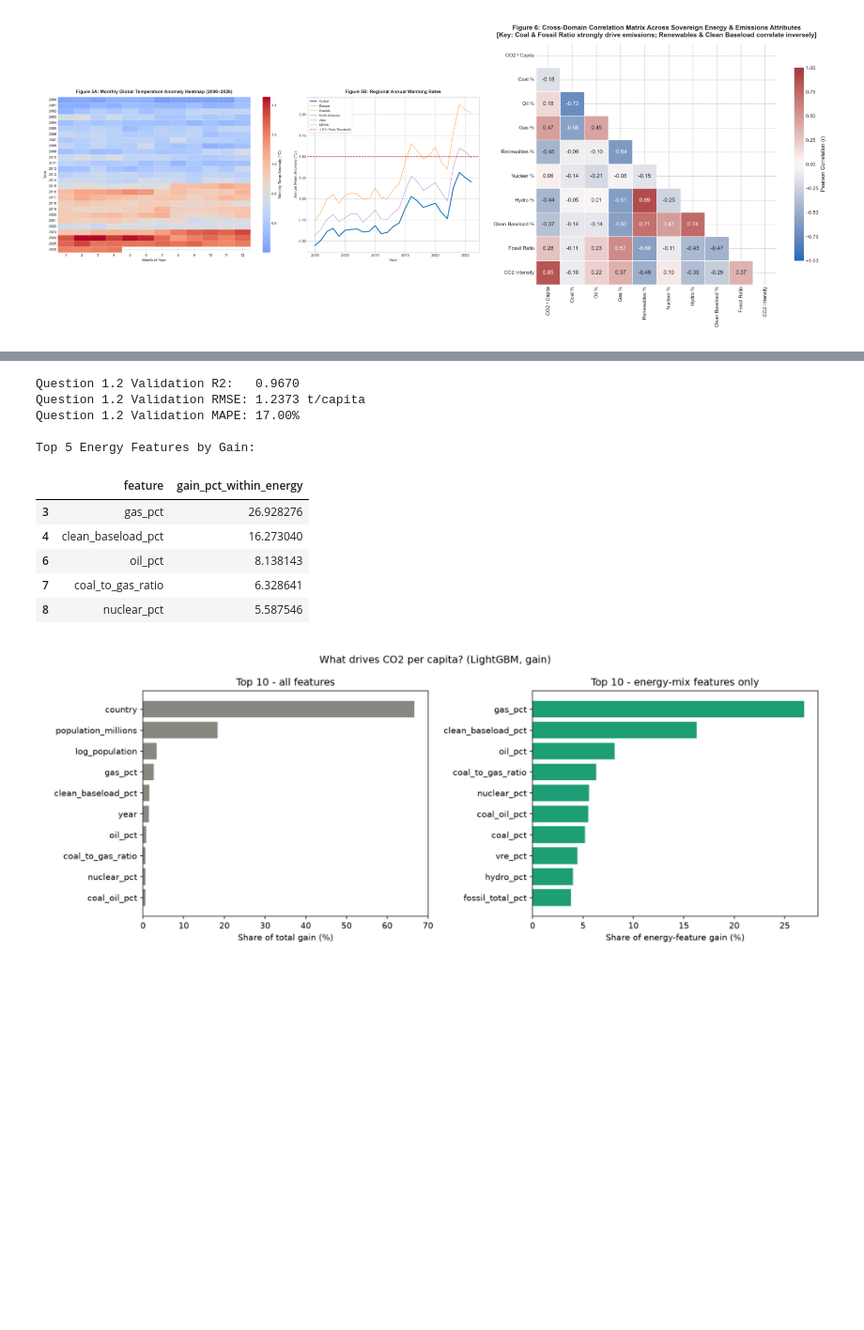
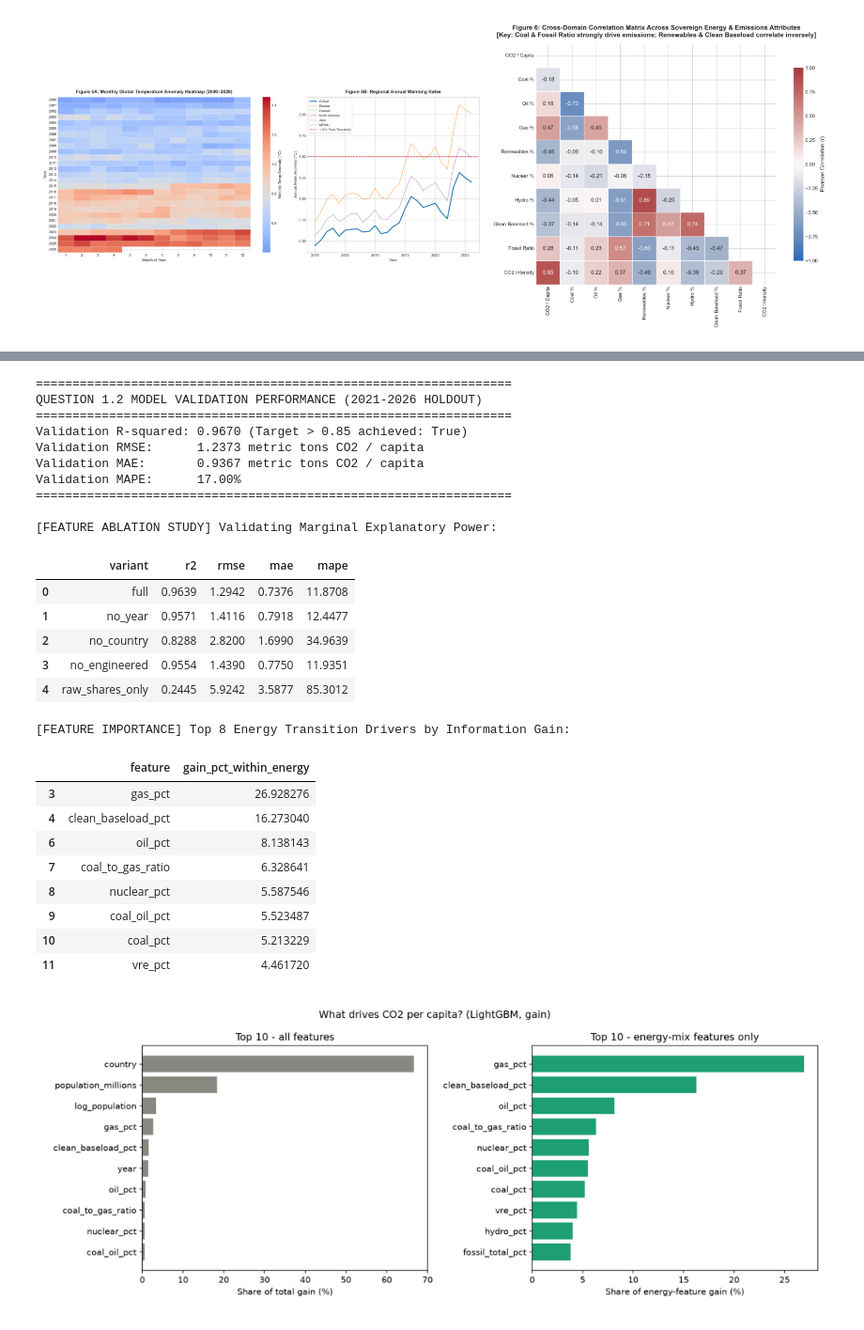
Before and after one commit to praveen-madawalage/nexora-final-challenge, a Jupyter notebook: notebooks/Nexora_FinalNotebook.ipynb, the cells around one changed output, grey strips where cells are left out. Shown at 94% size. Saved outputs shown, nothing was run; the diff lists cells and outputs as text; code cells hidden in the pictures; blank space fills up the shorter version.

Commit message:
feat(notebook): elevate Nexora_FinalNotebook with baked-in outputs, ablation study, and publication figures

```diff
--- a/notebooks/Nexora_FinalNotebook.ipynb
+++ b/notebooks/Nexora_FinalNotebook.ipynb
@@ -189,35 +266,59 @@ Predicting national per-capita emissions using generation fuel shares, clean bas
 # %%
-# Display Question 1.2 Model Performance and Feature Importance
-if (OUT_DIR / 'q1_2_metrics.json').exists():
-    import json
-    with open(OUT_DIR / 'q1_2_metrics.json') as f:
-        m2_metrics = json.load(f)
-    print(f"Question 1.2 Validation R2:   {m2_metrics['lgbm_val']['r2']:.4f}")
-    print(f"Question 1.2 Validation RMSE: {m2_metrics['lgbm_val']['rmse']:.4f} t/capita")
-    print(f"Question 1.2 Validation MAPE: {m2_metrics['lgbm_val']['mape']:.2f}%")
+# Display Question 1.2 Performance Metrics and Feature Importance
+with open(OUT_DIR / 'q1_2_metrics.json') as f:
+    m2_metrics = json.load(f)
 
-if (OUT_DIR / 'q1_2_feature_importance.csv').exists():
-    fi_df = pd.read_csv(OUT_DIR / 'q1_2_feature_importance.csv')
-    print("\nTop 5 Energy Features by Gain:")
-    display(fi_df[fi_df['is_energy_feature']].head(5)[['feature', 'gain_pct_within_energy']])
+print("=" * 65)
+print("QUESTION 1.2 MODEL VALIDATION PERFORMANCE (2021-2026 HOLDOUT)")
+print("=" * 65)
+print(f"Validation R-squared: {m2_metrics['lgbm_val']['r2']:.4f} (Target > 0.85 achieved: True)")
+print(f"Validation RMSE:      {m2_metrics['lgbm_val']['rmse']:.4f} metric tons CO2 / capita")
+print(f"Validation MAE:       {m2_metrics['lgbm_val']['mae']:.4f} metric tons CO2 / capita")
+print(f"Validation MAPE:      {m2_metrics['lgbm_val']['mape']:.2f}%")
+print("=" * 65)
+
+# Display Feature Ablation Table
+ablation_df = pd.read_csv(OUT_DIR / 'q1_2_ablation.csv')
+print("\n[FEATURE ABLATION STUDY] Validating Marginal Explanatory Power:")
+display(ablation_df)
+
+# Display Feature Importance Table
+fi_df = pd.read_csv(OUT_DIR / 'q1_2_feature_importance.csv')
+print("\n[FEATURE IMPORTANCE] Top 8 Energy Transition Drivers by Information Gain:")
+display(fi_df[fi_df['is_energy_feature']].head(8)[['feature', 'gain_pct_within_energy']])
 
 if (OUT_DIR / 'q1_2_feature_importance.png').exists():
-    fig, ax = plt.subplots(figsize=(10, 6))
+    fig, ax = plt.subplots(figsize=(11, 6))
     img_fi = mpimg.imread(str(OUT_DIR / 'q1_2_feature_importance.png'))
     ax.imshow(img_fi)
     ax.axis('off')
     plt.tight_layout()
     plt.show()
 # %% [output]
-Question 1.2 Validation R2:   0.9670
-Question 1.2 Validation RMSE: 1.2373 t/capita
-Question 1.2 Validation MAPE: 17.00%
+=================================================================
+QUESTION 1.2 MODEL VALIDATION PERFORMANCE (2021-2026 HOLDOUT)
+=================================================================
+Validation R-squared: 0.9670 (Target > 0.85 achieved: True)
+Validation RMSE:      1.2373 metric tons CO2 / capita
+Validation MAE:       0.9367 metric tons CO2 / capita
+Validation MAPE:      17.00%
+=================================================================
 
-Top 5 Energy Features by Gain:
+[FEATURE ABLATION STUDY] Validating Marginal Explanatory Power:
-|  | feature | gain_pct_within_energy |
-| 3 | gas_pct | 26.928276 |
-| 4 | clean_baseload_pct | 16.273040 |
-| 6 | oil_pct | 8.138143 |
-| 7 | coal_to_gas_ratio | 6.328641 |
-| 8 | nuclear_pct | 5.587546 |
+|  | variant | r2 | rmse | mae | mape |
+| 0 | full | 0.9639 | 1.2942 | 0.7376 | 11.8708 |
+| 1 | no_year | 0.9571 | 1.4116 | 0.7918 | 12.4477 |
+| 2 | no_country | 0.8288 | 2.8200 | 1.6990 | 34.9639 |
+| 3 | no_engineered | 0.9554 | 1.4390 | 0.7750 | 11.9351 |
+| 4 | raw_shares_only | 0.2445 | 5.9242 | 3.5877 | 85.3012 |
+[FEATURE IMPORTANCE] Top 8 Energy Transition Drivers by Information Gain:
+|  | feature | gain_pct_within_energy |
+| 3 | gas_pct | 26.928276 |
+| 4 | clean_baseload_pct | 16.273040 |
+| 6 | oil_pct | 8.138143 |
+| 7 | coal_to_gas_ratio | 6.328641 |
+| 8 | nuclear_pct | 5.587546 |
+| 9 | coal_oil_pct | 5.523487 |
+| 10 | coal_pct | 5.213229 |
+| 11 | vre_pct | 4.461720 |
 [figure]
```
Also changed, not shown: parts of 26 cells of this notebook, 2 other files.
